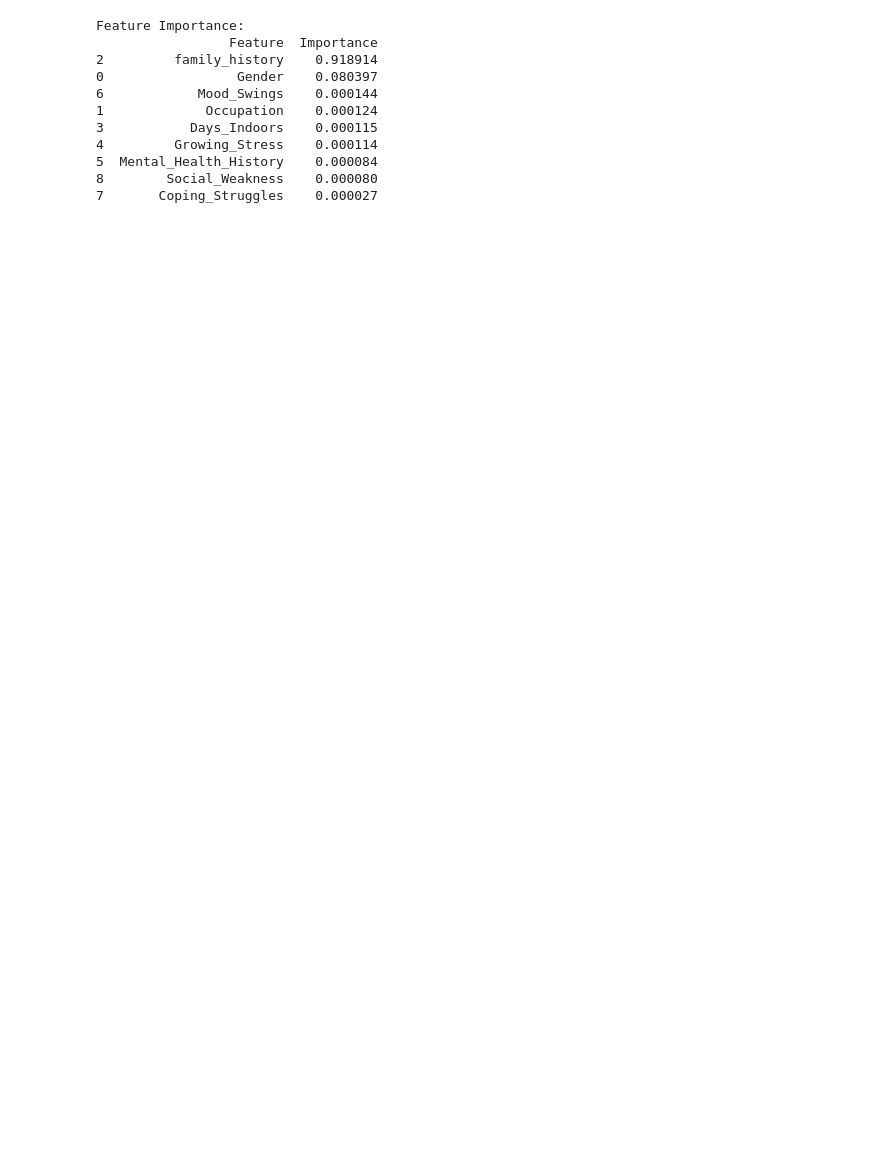
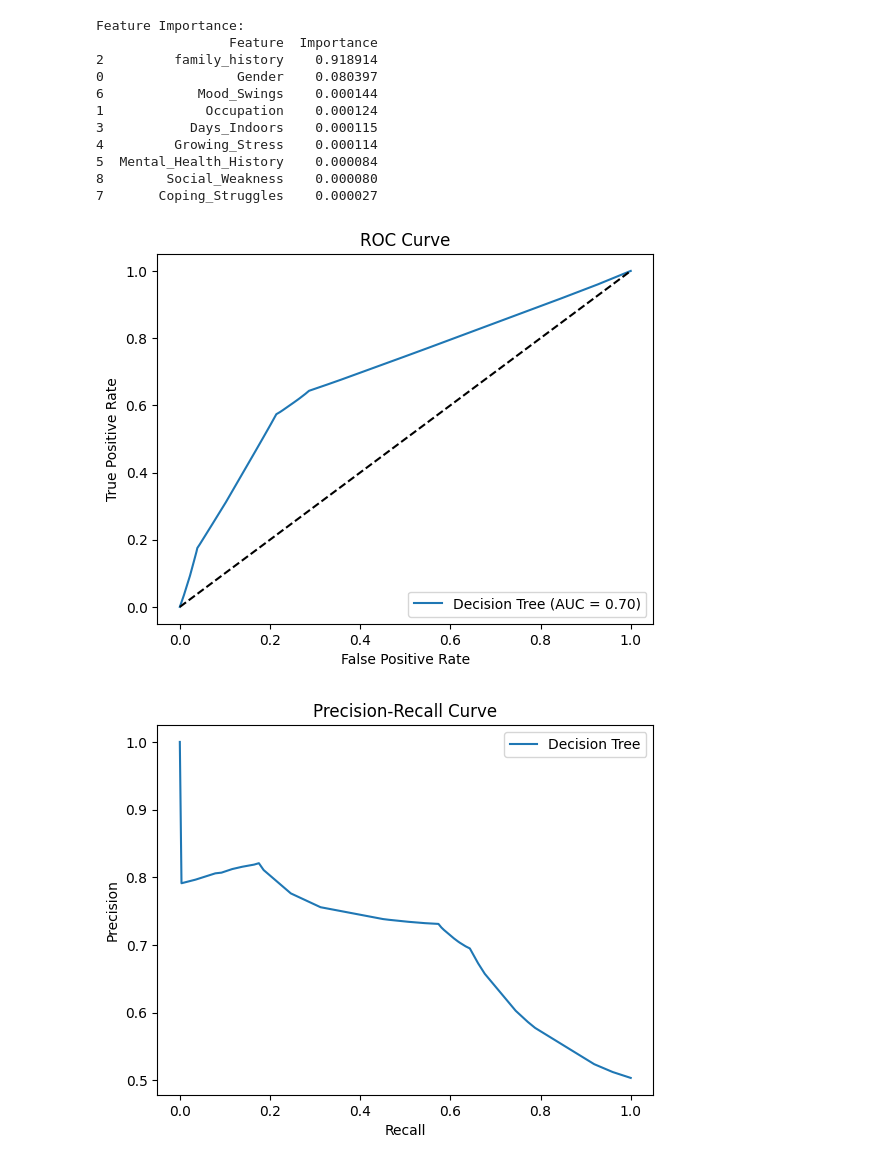
Before and after one commit to kameshDiviyanjana/ML, a Jupyter notebook: Untitled27.ipynb, the cells around one changed output. Drawn from its saved outputs; the diff is of its cells as text; code cells hidden in the pictures; blank space fills up the shorter version.

```diff
--- a/Untitled27.ipynb
+++ b/Untitled27.ipynb
@@ -98,3 +98,32 @@ Feature Importance:
 5  Mental_Health_History    0.000084
 8        Social_Weakness    0.000080
 7       Coping_Struggles    0.000027
+# %%
+from sklearn.metrics import precision_recall_curve, roc_auc_score, roc_curve
+import matplotlib.pyplot as plt
+
+# ROC Curve (for binary classification)
+y_prob = dt_model.predict_proba(X_test)[:, 1]
+fpr, tpr, thresholds = roc_curve(y_test, y_prob)
+
+plt.figure()
+plt.plot(fpr, tpr, label='Decision Tree (AUC = %0.2f)' % roc_auc_score(y_test, y_prob))
+plt.plot([0, 1], [0, 1], 'k--')
+plt.xlabel('False Positive Rate')
+plt.ylabel('True Positive Rate')
+plt.title('ROC Curve')
+plt.legend(loc="lower right")
+plt.show()
+
+# Precision-Recall Curve
+precision, recall, thresholds = precision_recall_curve(y_test, y_prob)
+plt.figure()
+plt.plot(recall, precision, label='Decision Tree')
+plt.xlabel('Recall')
+plt.ylabel('Precision')
+plt.title('Precision-Recall Curve')
+plt.legend()
+plt.show()
+# %% [output]
+[figure, added]
+[figure, added]
```
